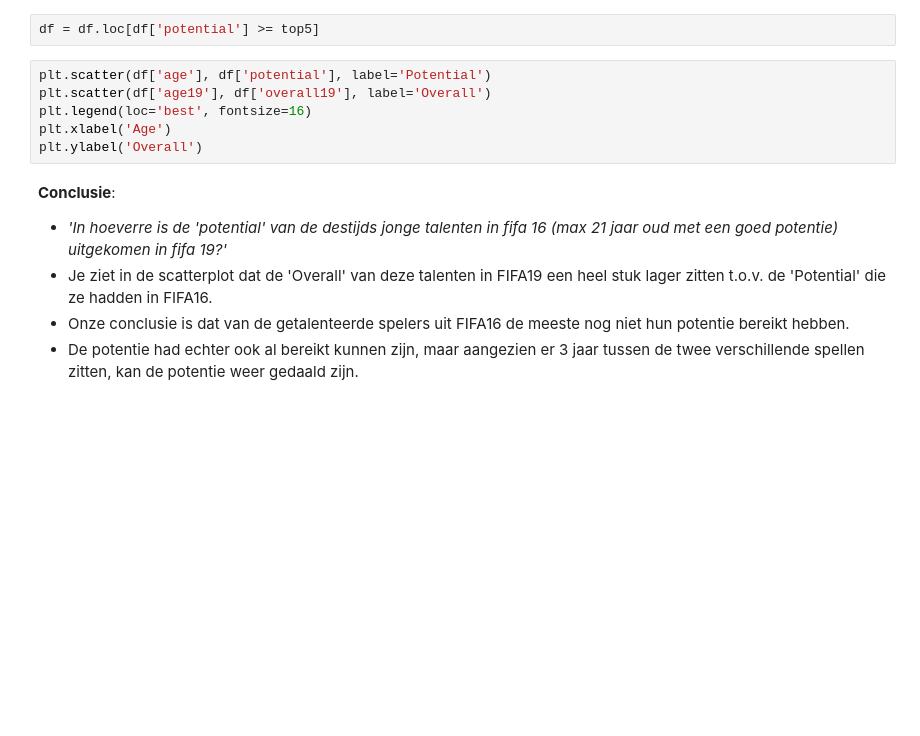
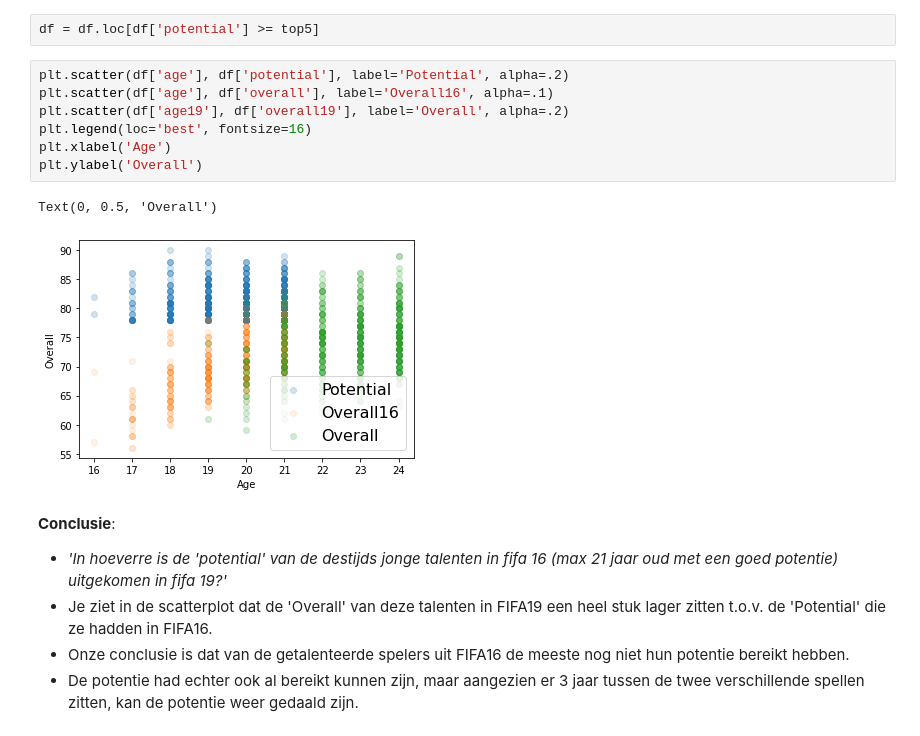
Before and after one commit to Redouanelh/casusopdracht, a Jupyter notebook: fifa19/casusopdracht_onderzoeksvragen.ipynb, the cells around one changed output. Saved outputs shown, nothing was run; the diff lists cells and outputs as text; blank space fills up the shorter version.

```diff
--- a/fifa19/casusopdracht_onderzoeksvragen.ipynb
+++ b/fifa19/casusopdracht_onderzoeksvragen.ipynb
@@ -496,11 +842,15 @@ Daarnet hebben wij alle spelers uit de FIFA16 dataset *onder* de 21 jaar gefilte
 # %%
 df = df.loc[df['potential'] >= top5]
 # %%
-plt.scatter(df['age'], df['potential'], label='Potential')
-plt.scatter(df['age19'], df['overall19'], label='Overall')
+plt.scatter(df['age'], df['potential'], label='Potential', alpha=.2)
+plt.scatter(df['age'], df['overall'], label='Overall16', alpha=.1)
+plt.scatter(df['age19'], df['overall19'], label='Overall', alpha=.2)
 plt.legend(loc='best', fontsize=16)
 plt.xlabel('Age')
 plt.ylabel('Overall')
+# %% [output]
+Text(0, 0.5, 'Overall')
+[figure, added]
 # %% [markdown]
 <b>Conclusie</b>:
 - *'In hoeverre is de 'potential' van de destijds jonge talenten in fifa 16 (max 21 jaar oud met een goed potentie) uitgekomen in fifa 19?'*
```
Also changed, not shown: parts of 47 cells of this notebook.
